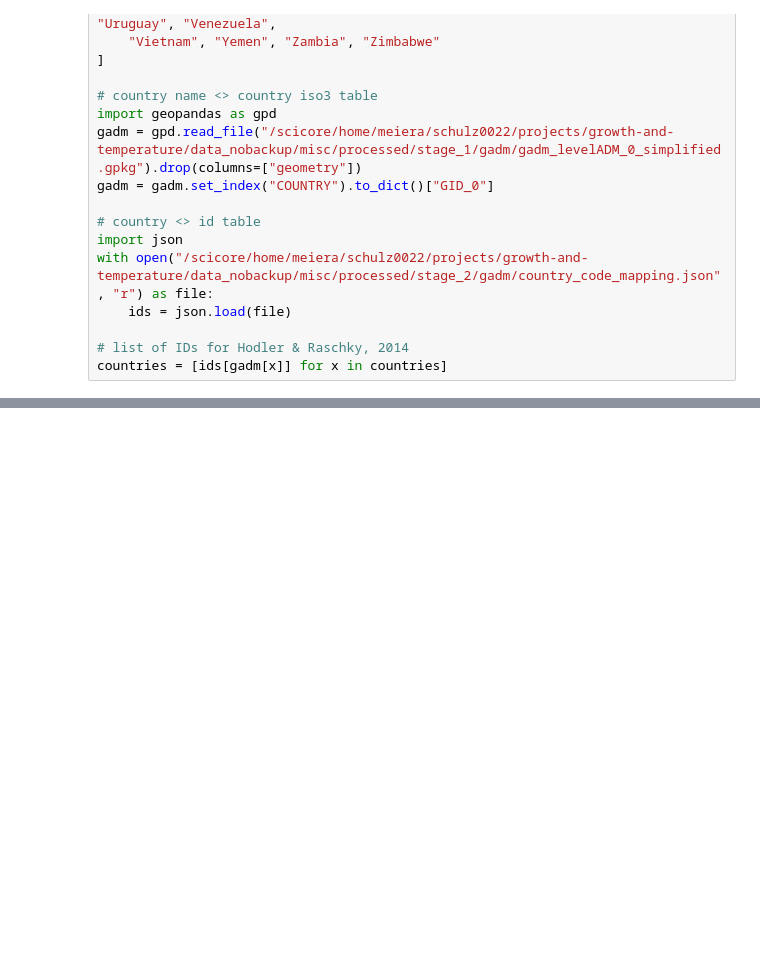
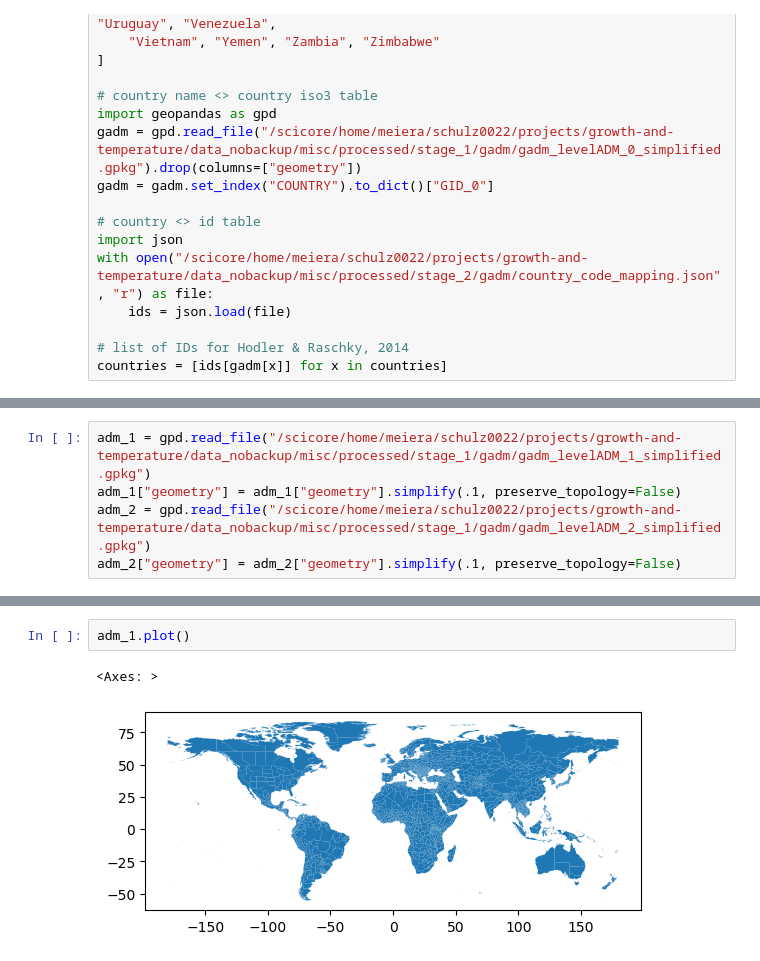
Before and after one commit to felixschulz385/growth-and-temperature, a Jupyter notebook: gnt/experiments/regfav.ipynb, the cells around one changed output, grey strips where cells are left out. Saved outputs shown, nothing was run; the diff lists cells and outputs as text; blank space fills up the shorter version.

```diff
--- a/gnt/experiments/regfav.ipynb
+++ b/gnt/experiments/regfav.ipynb
@@ -47,0 +96,5 @@ countries = [ids[gadm[x]] for x in countries]
+# %%
+adm_1 = gpd.read_file("/scicore/home/meiera/schulz0022/projects/growth-and-temperature/data_nobackup/misc/processed/stage_1/gadm/gadm_levelADM_1_simplified.gpkg")
+adm_1["geometry"] = adm_1["geometry"].simplify(.1, preserve_topology=False)
+adm_2 = gpd.read_file("/scicore/home/meiera/schulz0022/projects/growth-and-temperature/data_nobackup/misc/processed/stage_1/gadm/gadm_levelADM_2_simplified.gpkg")
+adm_2["geometry"] = adm_2["geometry"].simplify(.1, preserve_topology=False)
@@ -47,0 +121,5 @@ countries = [ids[gadm[x]] for x in countries]
+# %%
+adm_1.plot()
+# %% [output]
+<Axes: >
+[figure, added]
```
Also changed, not shown: parts of 13 cells of this notebook, 4 other files.
